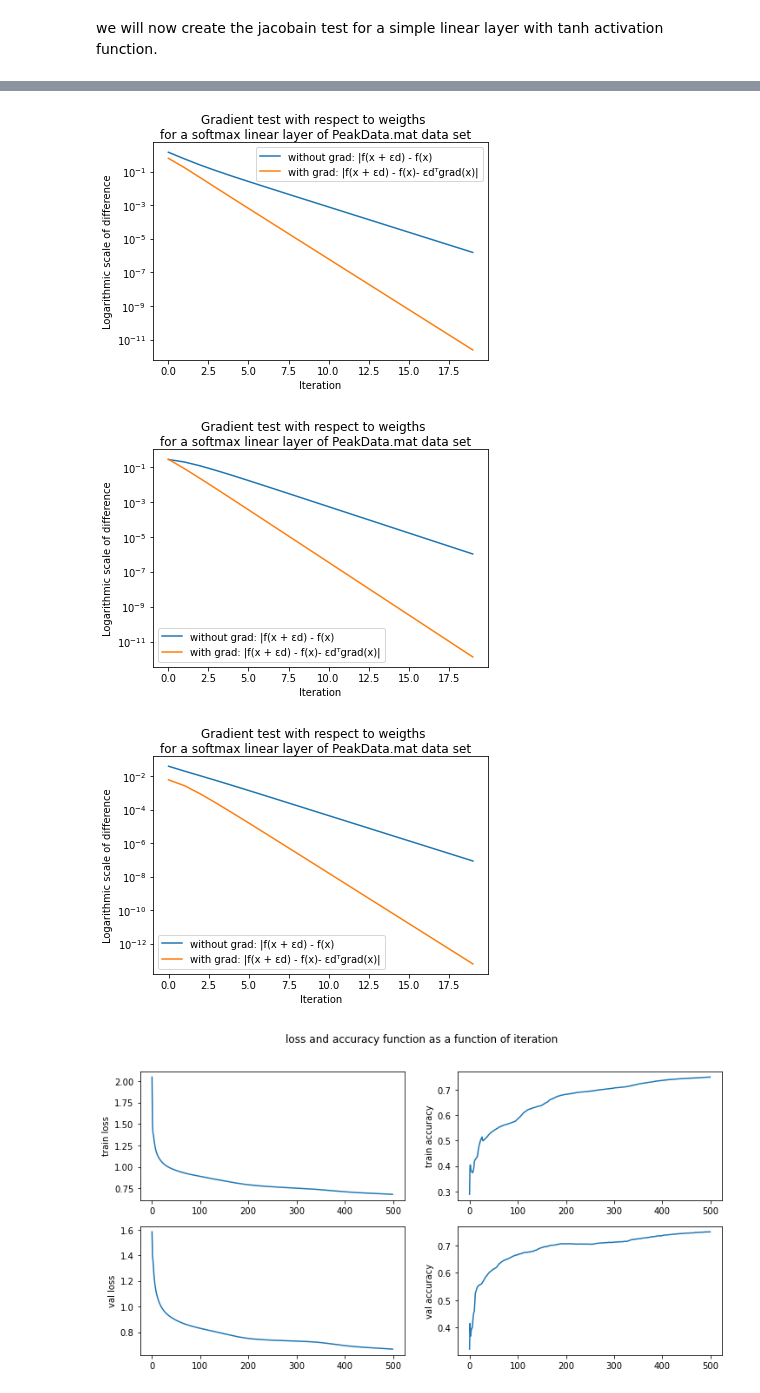
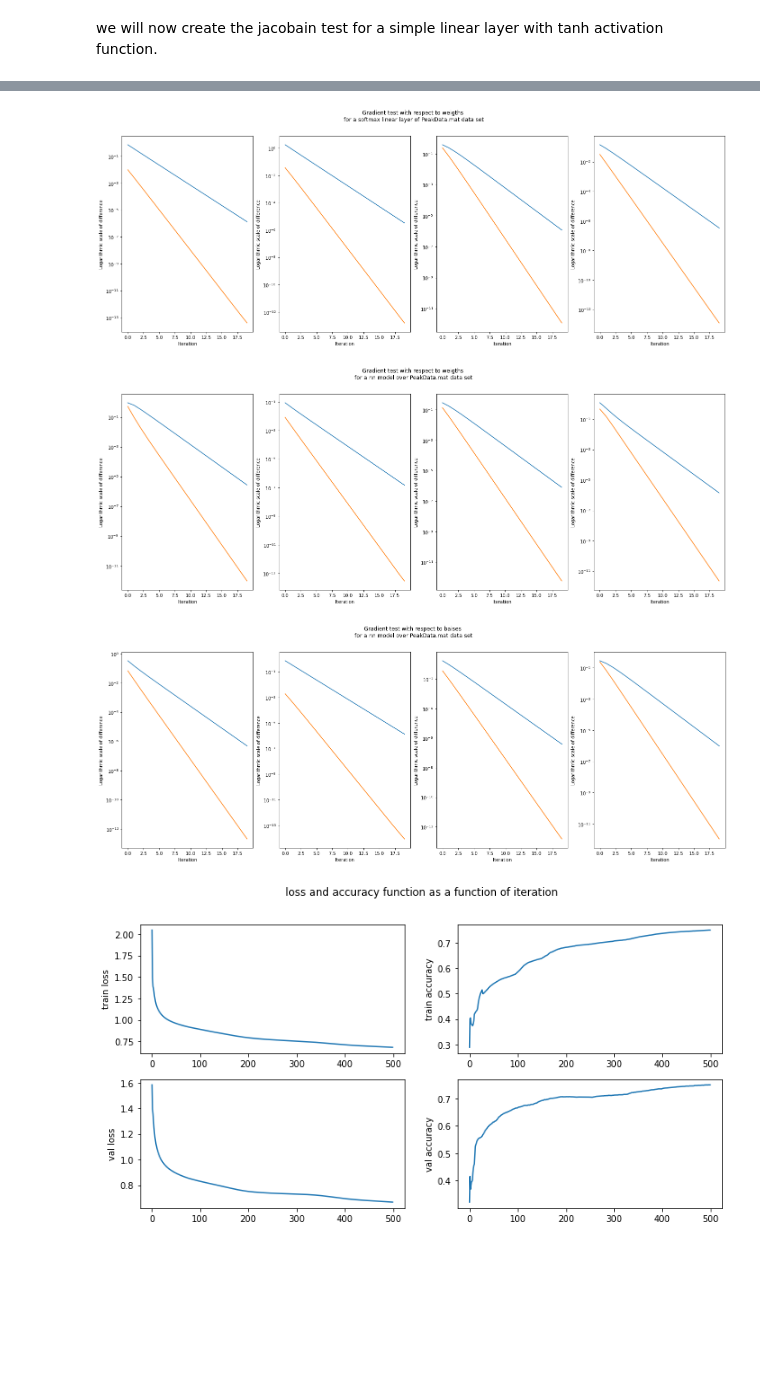
Before and after one commit to danikv/DeepLearningEx1, a Jupyter notebook: Ex1.ipynb, the cells around one changed output, grey strips where cells are left out. Saved outputs shown, nothing was run; the diff lists cells and outputs as text; code cells hidden in the pictures; blank space fills up the shorter version.

```diff
--- a/Ex1.ipynb
+++ b/Ex1.ipynb
@@ -82,6 +82,9 @@ class linear_layer:
     def activate_with_biases_change(self, d, x):
         return self._activation(self._A.T.dot(x) + (self._B + d))
 
+    def jacobain(self, X):
+        return self._activation.jacobain(X, self._A, self._B)
+
     def __call__(self, x):
         return self._activation(self._A.T.dot(x) + self._B)
 # %% [markdown]
@@ -434,3 +471,24 @@ def model_gradient_test_with_respect_to_inputs(loss, model, X, Y):
+# %%
+def relu_der (x):
+    if x>0:
+        return 1
+    else :
+        return 0
+relu_der2  = np.vectorize(ReLU_der)
+
+class relu:
+    def gradient(self, X, Y, error, W):
+        M = X.shape[1]
+        a = relu_der2(Y)
+        error2 = error*a
+        grad_theta = X.dot(error2.T)
+        grad_b = np.sum(error2, axis=1)
+        grad_data = W.dot(error2)
+        return grad_theta, grad_b.reshape(Y.shape[0], 1), grad_data
+
+
+    def __call__(self, x):
+        return (abs(x)+x)/2
 # %%
 def model_gradient_test_with_respect_to_inputs(loss, model, X, Y):
     without_jacobain = np.ndarray(shape=(len(model.layers()), 20))
@@ -511,46 +569,51 @@ def model_gradient_test_with_respect_to_weigths(loss, model, X, Y):
 # %%
 model = sequential_model(
         linear_layer(2, 5, activation=tanh()),
         linear_layer(5, 5, activation=tanh()),
+        linear_layer(5, 5, activation=relu()),
         linear_layer(5, 5, activation=softmax())
         )
 
 
 without_grad, with_grad = model_gradient_test_with_respect_to_inputs(cross_entropy_loss, model,
                                                                 X[:, 0].reshape(2,1), Y[:, 0].reshape(5,1))
-plt.suptitle('Gradient test with respect to weigths \nfor a softmax linear layer of PeakData.mat data set')
-plt.plot(without_grad[1], label='without grad: |f(x + \u03B5d) - f(x)')
-plt.plot(with_grad[1], label='with grad: |f(x + \u03B5d) - f(x)- \u03B5dᵀgrad(x)|')
-plt.yscale('log')
-plt.xlabel('Iteration')
-plt.ylabel('Logarithmic scale of difference')
-plt.legend()
+
+fig, axs = plt.subplots(1, 4, figsize=(24,8))
+fig.suptitle('Gradient test with respect to inputs \nfor a nn model over PeakData.mat data set')
+for i in range(4):
+    axs[i].plot(without_grad[i], label='without grad: |f(x + \u03B5d) - f(x)')
+    axs[i].plot(with_grad[i], label='with grad: |f(x + \u03B5d) - f(x)- \u03B5dᵀgrad(x)|')
+    axs[i].set_xlabel('Iteration')
+    axs[i].set_ylabel('Logarithmic scale of difference')
+    axs[i].set_yscale('log')
 plt.show()
 # %% [output]
-[figure, old version]
+[figure, new version]
 # %%
 without_grad, with_grad = model_gradient_test_with_respect_to_weigths(cross_entropy_loss, model,
                                                                 X[:, 0].reshape(2,1), Y[:, 0].reshape(5,1))
-plt.suptitle('Gradient test with respect to weigths \nfor a softmax linear layer of PeakData.mat data set')
-plt.plot(without_grad[1], label='without grad: |f(x + \u03B5d) - f(x)')
-plt.plot(with_grad[1], label='with grad: |f(x + \u03B5d) - f(x)- \u03B5dᵀgrad(x)|')
-plt.yscale('log')
-plt.xlabel('Iteration')
-plt.ylabel('Logarithmic scale of difference')
-plt.legend()
+fig, axs = plt.subplots(1, 4, figsize=(24,8))
+fig.suptitle('Gradient test with respect to weigths \nfor a nn model over PeakData.mat data set')
+for i in range(4):
+    axs[i].plot(without_grad[i], label='without grad: |f(x + \u03B5d) - f(x)')
+    axs[i].plot(with_grad[i], label='with grad: |f(x + \u03B5d) - f(x)- \u03B5dᵀgrad(x)|')
+    axs[i].set_xlabel('Iteration')
+    axs[i].set_ylabel('Logarithmic scale of difference')
+    axs[i].set_yscale('log')
 plt.show()
 # %% [output]
-[figure, old version]
+[figure, new version]
 # %%
 without_grad, with_grad = model_gradient_test_with_respect_to_baises(cross_entropy_loss, model,
                                                                 X[:, 0].reshape(2,1), Y[:, 0].reshape(5,1))
-plt.suptitle('Gradient test with respect to weigths \nfor a softmax linear layer of PeakData.mat data set')
-plt.plot(without_grad[2], label='without grad: |f(x + \u03B5d) - f(x)')
-plt.plot(with_grad[2], label='with grad: |f(x + \u03B5d) - f(x)- \u03B5dᵀgrad(x)|')
-plt.yscale('log')
-plt.xlabel('Iteration')
-plt.ylabel('Logarithmic scale of difference')
-plt.legend()
+fig, axs = plt.subplots(1, 4, figsize=(24,8))
+fig.suptitle('Gradient test with respect to baises \nfor a nn model over PeakData.mat data set')
+for i in range(4):
+    axs[i].plot(without_grad[i], label='without grad: |f(x + \u03B5d) - f(x)')
+    axs[i].plot(with_grad[i], label='with grad: |f(x + \u03B5d) - f(x)- \u03B5dᵀgrad(x)|')
+    axs[i].set_xlabel('Iteration')
+    axs[i].set_ylabel('Logarithmic scale of difference')
+    axs[i].set_yscale('log')
 plt.show()
 # %% [output]
-[figure, old version]
+[figure, new version]
```
Also changed, not shown: parts of 6 cells of this notebook.
